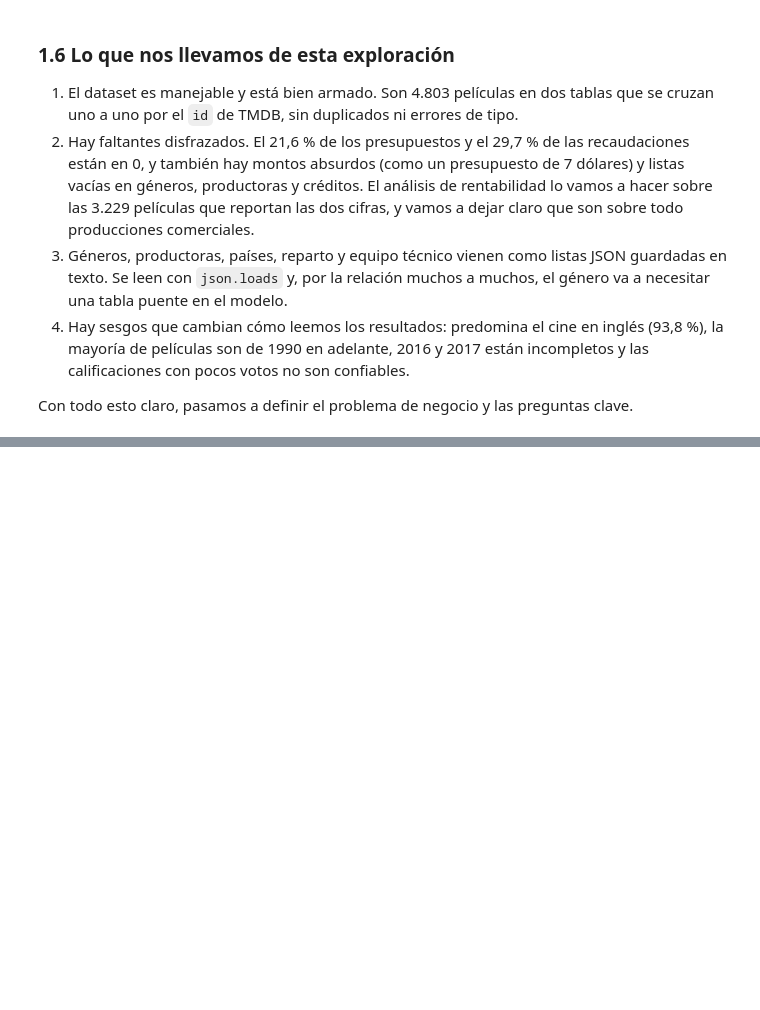
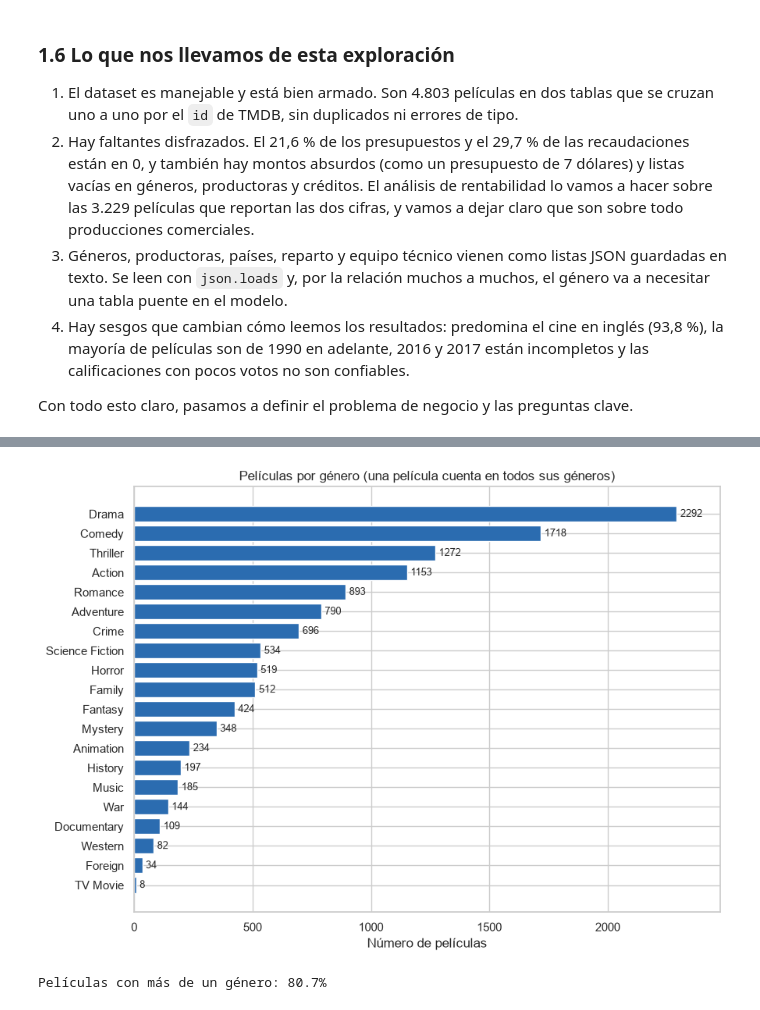
Before and after one commit to JulianHZ711/analisis-datos-evento-3, a Jupyter notebook: notebooks/01_comprension_problema.ipynb, the cells around one changed output, grey strips where cells are left out. Drawn from its saved outputs; the diff is of its cells as text; code cells hidden in the pictures; blank space fills up the shorter version.

```diff
--- a/notebooks/01_comprension_problema.ipynb
+++ b/notebooks/01_comprension_problema.ipynb
@@ -442,0 +539,19 @@ Con todo esto claro, pasamos a definir el problema de negocio y las preguntas cl
+# %%
+generos = estrenadas["genres"].apply(lambda texto: [g["name"] for g in json.loads(texto)])
+peliculas_por_genero = generos.explode().value_counts().sort_values()
+
+fig, ax = plt.subplots(figsize=(9, 6.5))
+ax.barh(peliculas_por_genero.index, peliculas_por_genero, color=AZUL)
+for i, cantidad in enumerate(peliculas_por_genero):
+    ax.text(cantidad + 15, i, f"{cantidad}", va="center", fontsize=9)
+ax.set_xlim(0, peliculas_por_genero.max() * 1.08)
+ax.set_title("Películas por género (una película cuenta en todos sus géneros)")
+ax.set_xlabel("Número de películas")
+ax.set_ylabel("")
+plt.tight_layout()
+plt.show()
+
+print(f"Películas con más de un género: {(generos.str.len() > 1).mean():.1%}")
+# %% [output]
+[figure, added]
+Películas con más de un género: 80.7%
```
Also changed, not shown: parts of 7 cells of this notebook.
